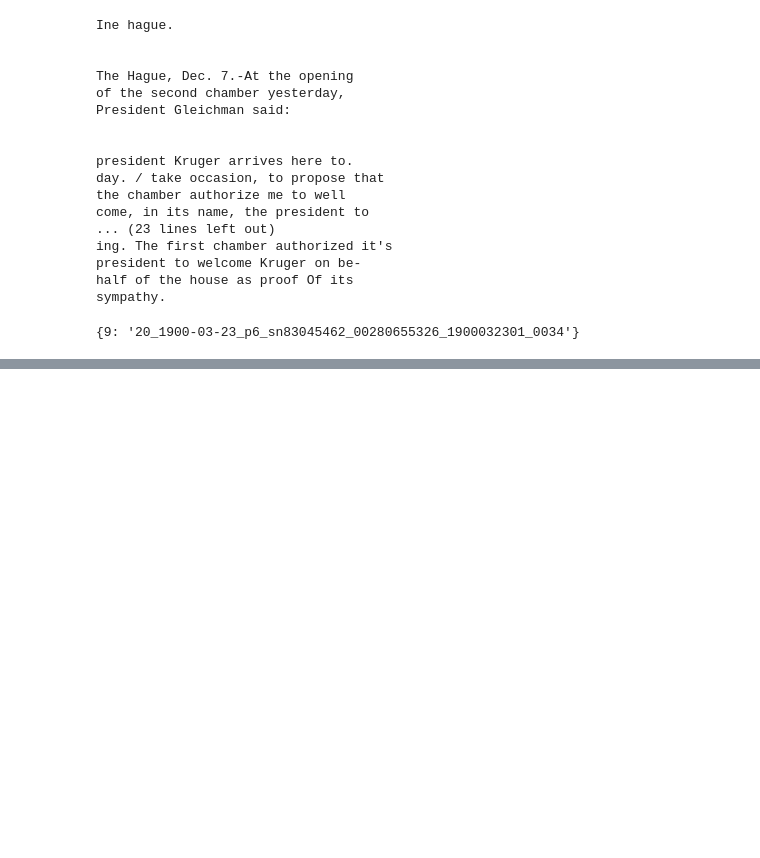
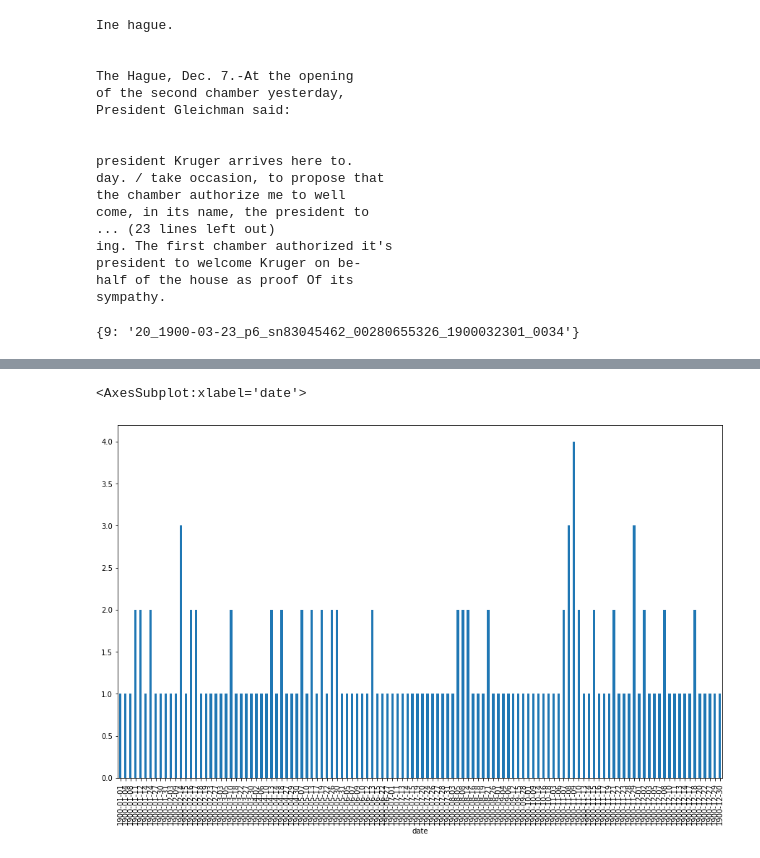
Before and after one commit to cmllbll/Projet_DSSS_2023, a Jupyter notebook: Tests.ipynb, the cells around one changed output, grey strips where cells are left out. Saved outputs shown, nothing was run; the diff lists cells and outputs as text; code cells hidden in the pictures; blank space fills up the shorter version.

```diff
--- a/Tests.ipynb
+++ b/Tests.ipynb
@@ -155,0 +231,26 @@ print(dict_of_articles_containing_spring_style)
+# %%
+
+
+import pandas as pd
+# It is possible to visualze the frequency of appearance over time
+
+# let's initialize a list of our dates
+list_of_dates = []
+
+# let's loop over our article indices
+for article_n in dict_of_articles_containing_boer_war_churchill.keys():
+
+  # let's grab the date
+  date = dataset_article_level["1900"][article_n]['date']
+
+  # let's add to our list
+  list_of_dates.append(date)
+# %%
+
+
+#  now let's plot the frequency by date
+df = pd.DataFrame({'date': list_of_dates})
+df.groupby('date').size().plot(kind='bar', figsize=(15,9))
+# %% [output]
+<AxesSubplot:xlabel='date'>
+[figure, added]
```
Also changed, not shown: parts of 5 cells of this notebook.
